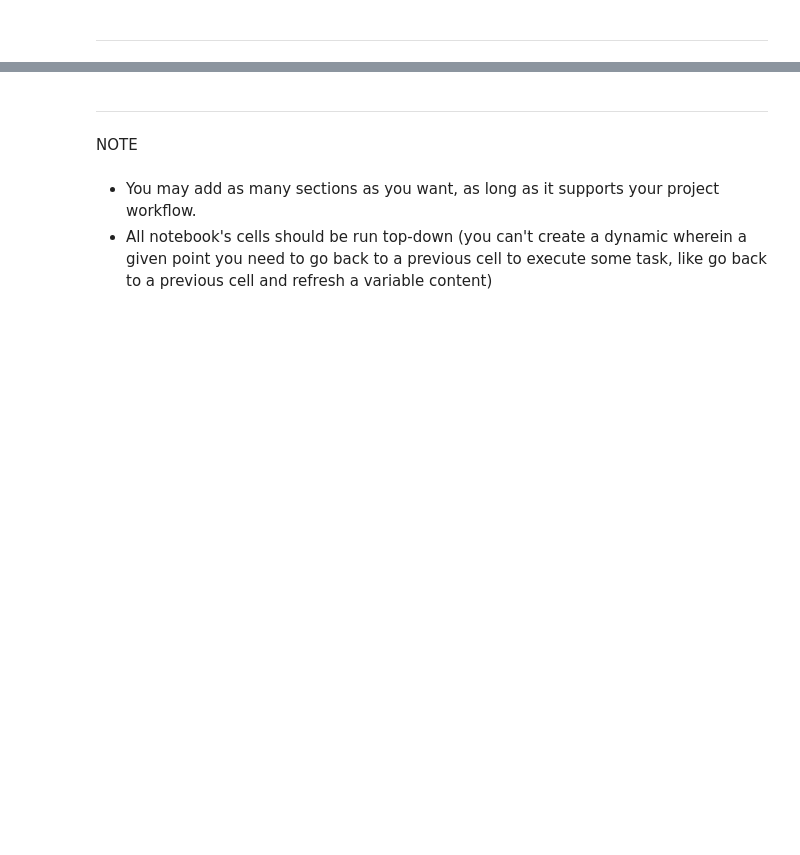
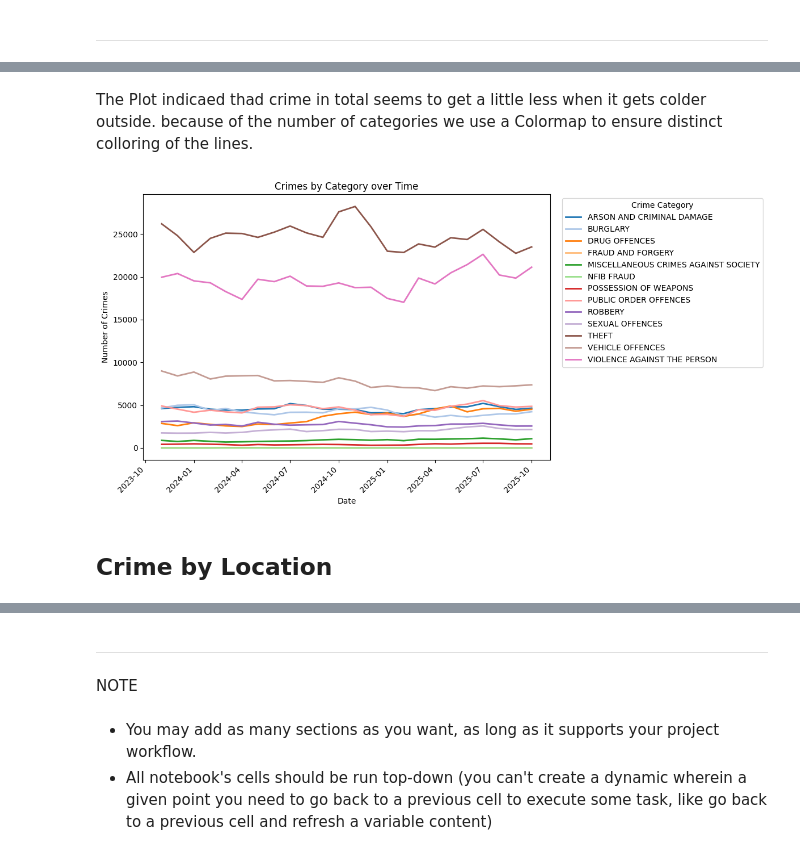
Before and after one commit to MaximilianKlein92/London-Crime, a Jupyter notebook: jupyter_notebooks/ETL.ipynb, the cells around one changed output, grey strips where cells are left out. Cells and saved outputs as stored; diff of their text form; code cells hidden in the pictures; blank space fills up the shorter version.

```diff
--- a/jupyter_notebooks/ETL.ipynb
+++ b/jupyter_notebooks/ETL.ipynb
@@ -52,0 +246,23 @@ Section 2 content
+# %% [markdown]
+The Plot indicaed thad crime in total seems to get a little less when it gets colder outside. because of the number of categories we use a Colormap to ensure distinct colloring of the lines.
+# %%
+# use a colormap with many distinct colors (tab20) and map it to the number of series
+n = minor_pivot.shape[0]
+cmap = plt.get_cmap('tab20')
+
+# get list of colors from cmap (handle both ListedColormap and continuous cmap)
+base_colors = getattr(cmap, "colors", [cmap(i / max(1, n - 1)) for i in range(n)])
+colors = [base_colors[i % len(base_colors)] for i in range(n)]
+
+ax = minor_pivot.T.plot(figsize=(12, 6), linewidth=2, color=colors)
+ax.set_title('Crimes by Category over Time')
+ax.set_xlabel('Date')
+ax.set_ylabel('Number of Crimes')
+ax.tick_params(axis='x', rotation=45)
+ax.legend(title='Crime Category', bbox_to_anchor=(1.02, 1), loc='upper left')
+plt.tight_layout()
+plt.show()
+# %% [output]
+[figure, added]
+# %% [markdown]
+## Crime by Location
```
Also changed, not shown: parts of 33 cells of this notebook.
